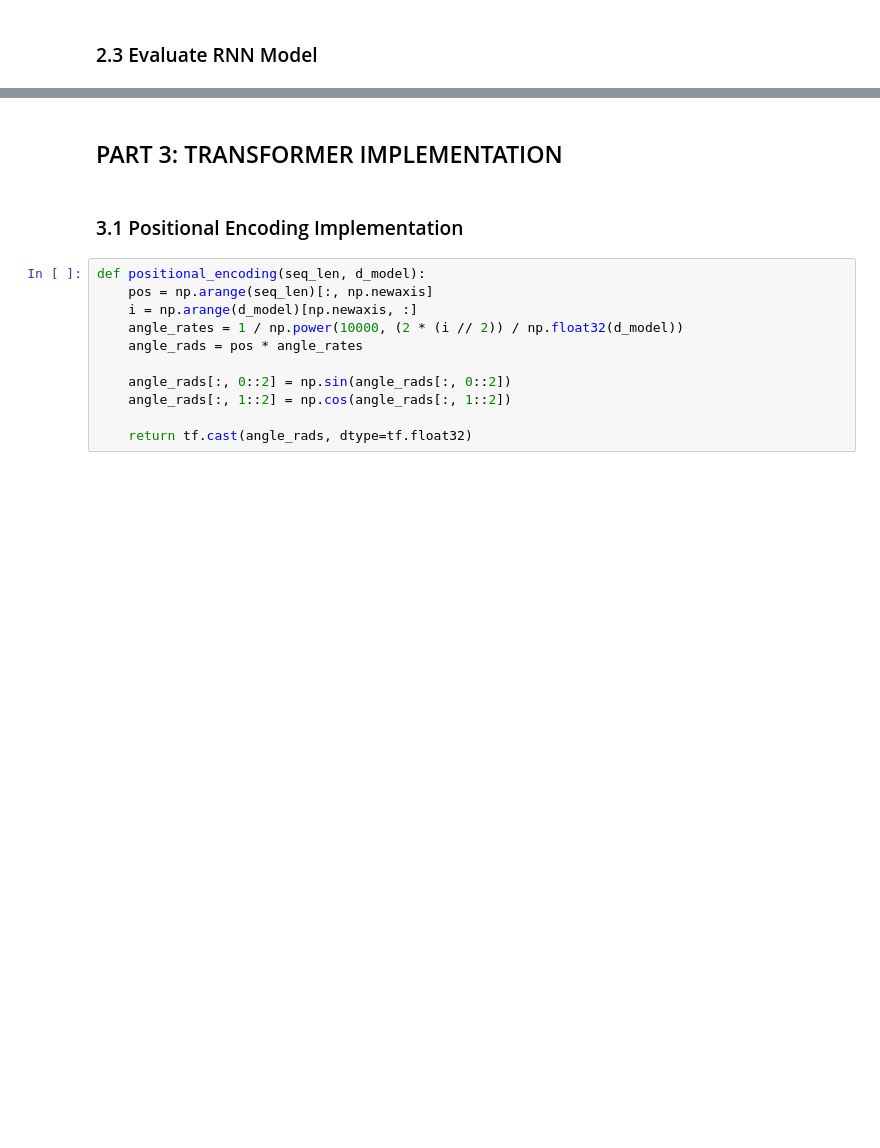
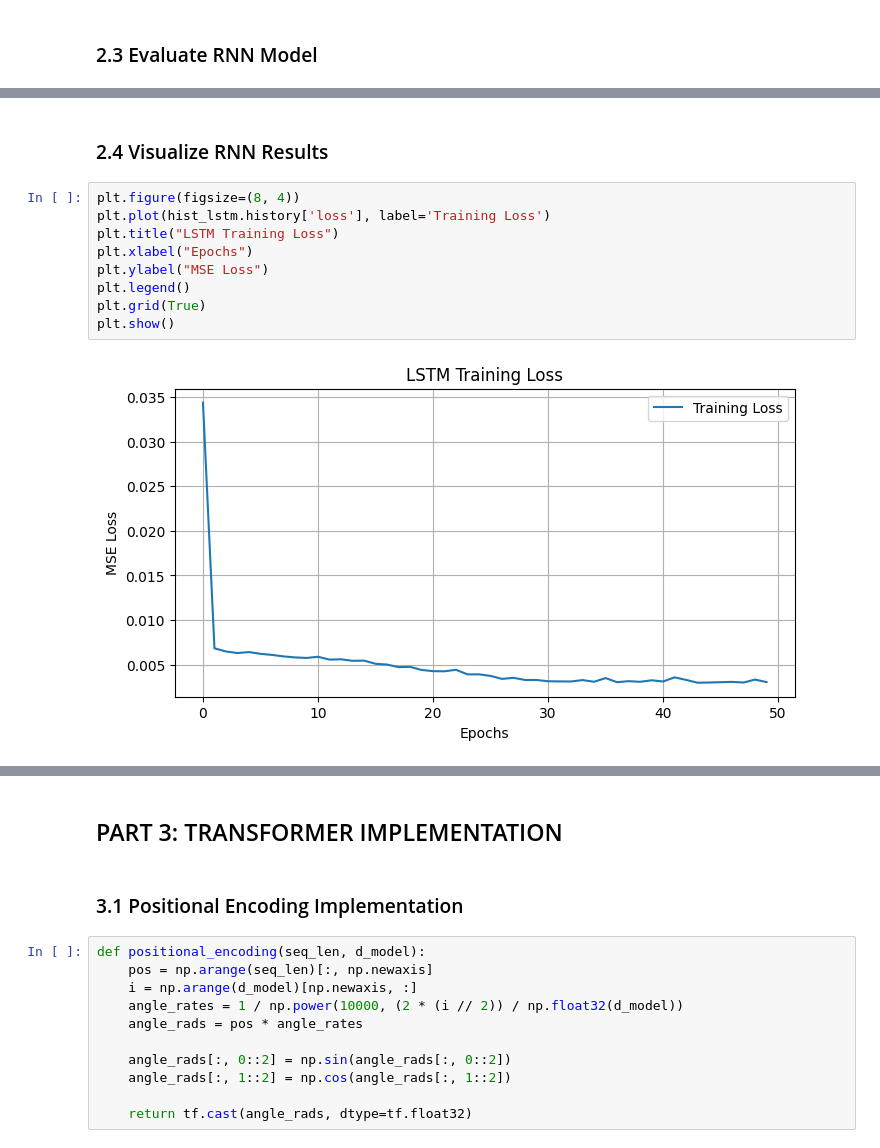
Before and after one commit to powarsg/bits_aiml, a Jupyter notebook: DNN/3_Assignment_RNN/2025AA05421_rnn_assignment.ipynb, the cells around one changed output, grey strips where cells are left out. Saved outputs shown, nothing was run; the diff lists cells and outputs as text; blank space fills up the shorter version.

Commit message:
Visualize RNN Results

```diff
--- a/DNN/3_Assignment_RNN/2025AA05421_rnn_assignment.ipynb
+++ b/DNN/3_Assignment_RNN/2025AA05421_rnn_assignment.ipynb
@@ -329,0 +333,13 @@ R² Score: 0.8485
+# %% [markdown]
+### 2.4 Visualize RNN Results
+# %%
+plt.figure(figsize=(8, 4))
+plt.plot(hist_lstm.history['loss'], label='Training Loss')
+plt.title("LSTM Training Loss")
+plt.xlabel("Epochs")
+plt.ylabel("MSE Loss")
+plt.legend()
+plt.grid(True)
+plt.show()
+# %% [output]
+[figure, added]
```
Also changed, not shown: parts of 20 cells of this notebook.
